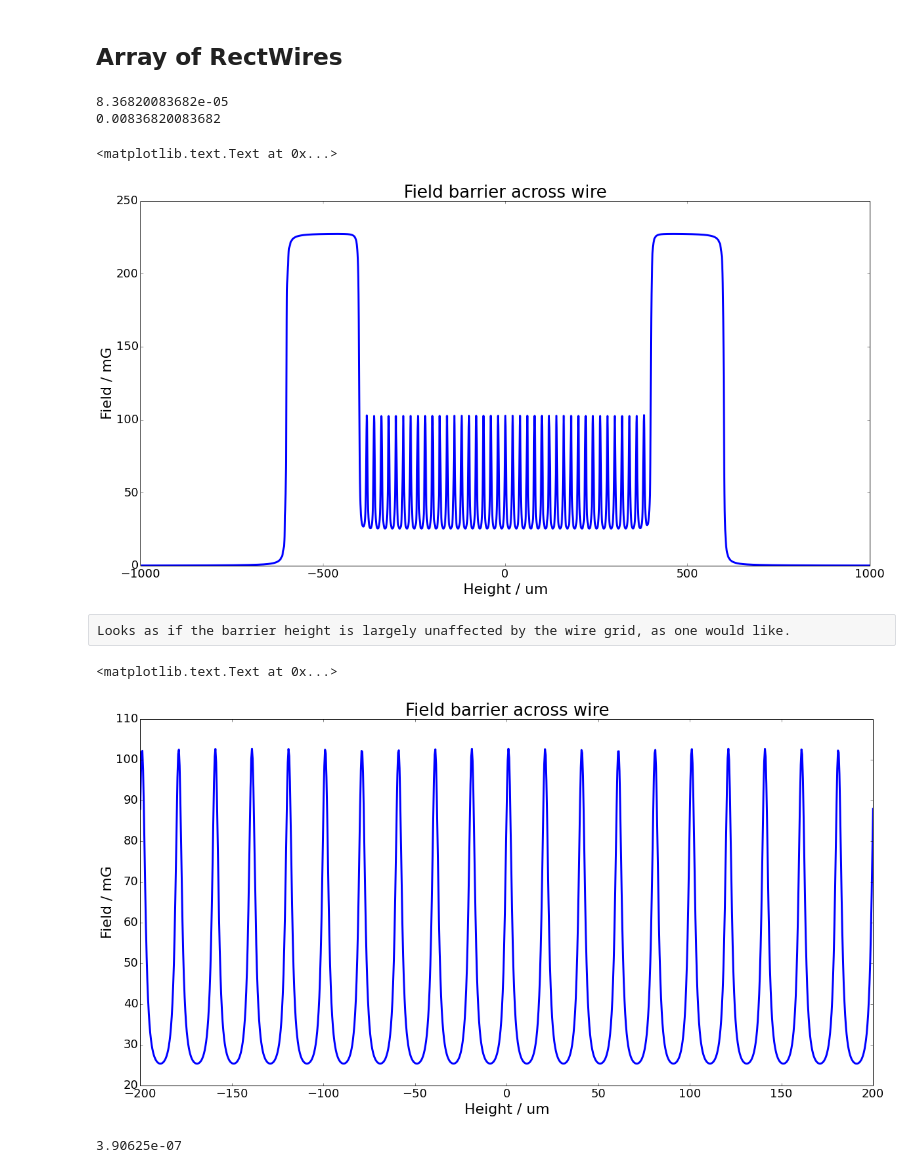
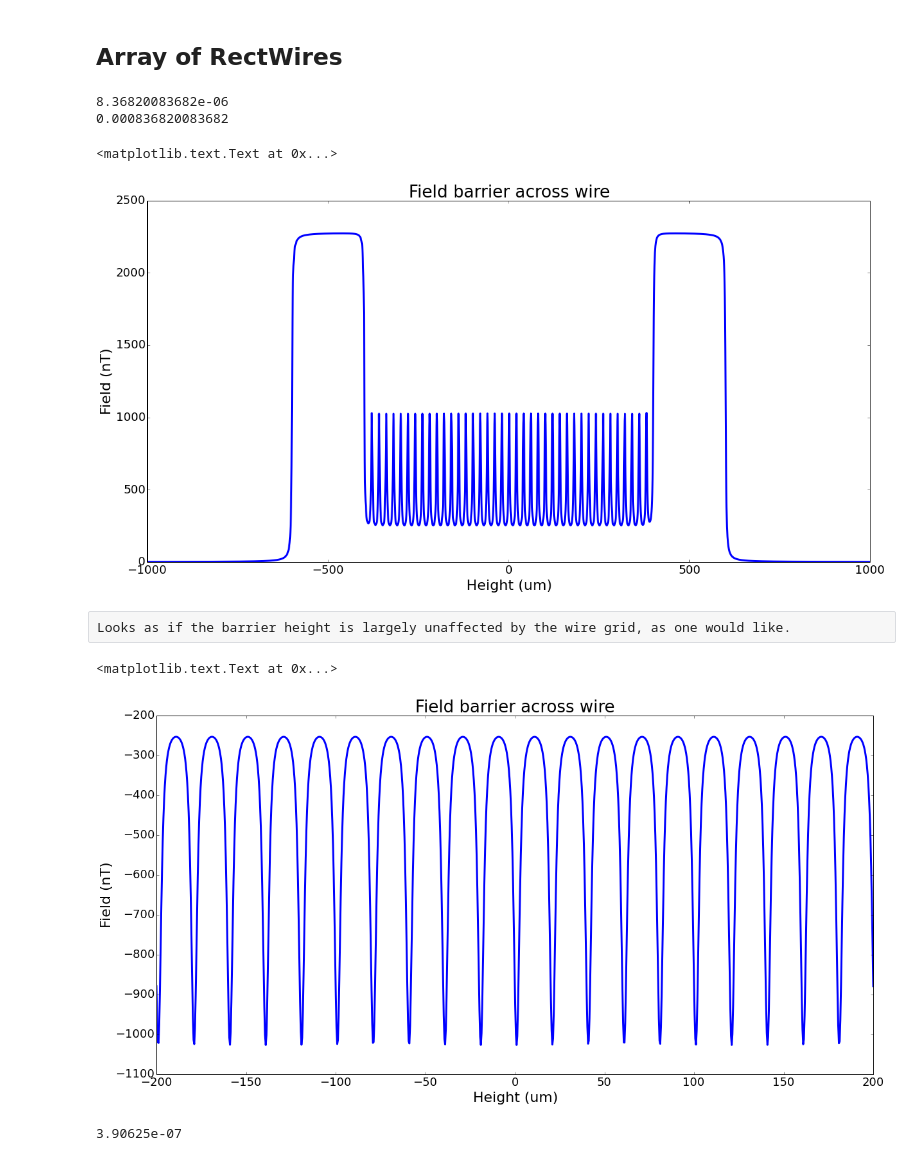
Before and after one commit to levlab-atomchip/BECy_stats, a Jupyter notebook: ideal_density.ipynb, the cells around one changed output. Cells and saved outputs as stored; diff of their text form; code cells hidden in the pictures.

```diff
--- a/ideal_density.ipynb
+++ b/ideal_density.ipynb
@@ -124,7 +127,7 @@ wa_grid_width = 800e-6
 wa_length = 10e-6
 wa_pos = np.cumsum(np.ones(wa_num)*wa_period) - 0.5 * wa_grid_width
 # %%
-wa_current_total = 20e-3
+wa_current_total = 2e-3
 wa_width_total = wa_num * wa_width + 2*wa_big_width
 wa_current_sm = wa_width / wa_width_total * wa_current_total
 wa_current_big = wa_big_width / wa_width_total * wa_current_total
@@ -132,8 +135,8 @@ print wa_current_sm
 print wa_current_big
 wa_width_full = 2*wa_big_width + wa_grid_width
 # %% [output]
-8.36820083682e-05
-0.00836820083682
+8.36820083682e-06
+0.000836820083682
 # %%
 vwires = []
 for nn, ypos in enumerate(wa_pos):
@@ -182,25 +185,25 @@ atom_height = 2e-6
 # %%
 wa_locs_y = np.linspace(-1e-3, 1e-3, 3000)
 wa_fields_y = np.array([-1*np.sum([ww.bfieldcalc(0, ll, atom_height)[1] for ww in vwires]) for ll in wa_locs_y])
-plt.plot(wa_locs_y*1e6, wa_fields_y*1e7)
+plt.plot(wa_locs_y*1e6, wa_fields_y*1e9)
 plt.xlabel('Height (um)')
-plt.ylabel('Field (mG)')
+plt.ylabel('Field (nT)')
 plt.title('Field barrier across wire')
 # %% [output]
 <matplotlib.text.Text at 0x...>
-[figure, old version]
+[figure, new version]
 # %% [raw]
 Looks as if the barrier height is largely unaffected by the wire grid, as one would like.
 # %%
 wa_locs_y = np.linspace(-200e-6, 200e-6, 1024)
 wa_fields_y = np.array([-1*np.sum([ww.bfieldcalc(0, ll, atom_height)[1] for ww in vwires]) for ll in wa_locs_y])
-plt.plot(wa_locs_y*1e6, wa_fields_y*1e7)
+plt.plot(wa_locs_y*1e6, -wa_fields_y*1e9)
 plt.xlabel('Height (um)')
-plt.ylabel('Field (mG)')
+plt.ylabel('Field (nT)')
 plt.title('Field barrier across wire')
 # %% [output]
 <matplotlib.text.Text at 0x...>
-[figure, old version]
+[figure, new version]
 # %%
 wa_sampling = 400e-6 / 1024
 print wa_sampling
```
Also changed, not shown: parts of 36 cells of this notebook, 3 other files.
